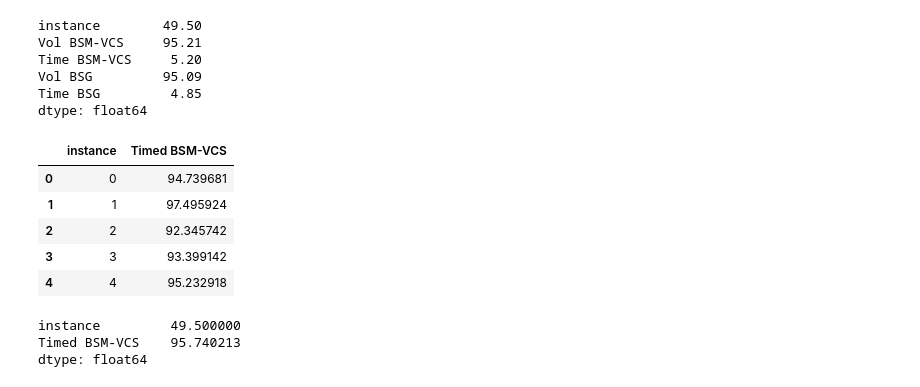
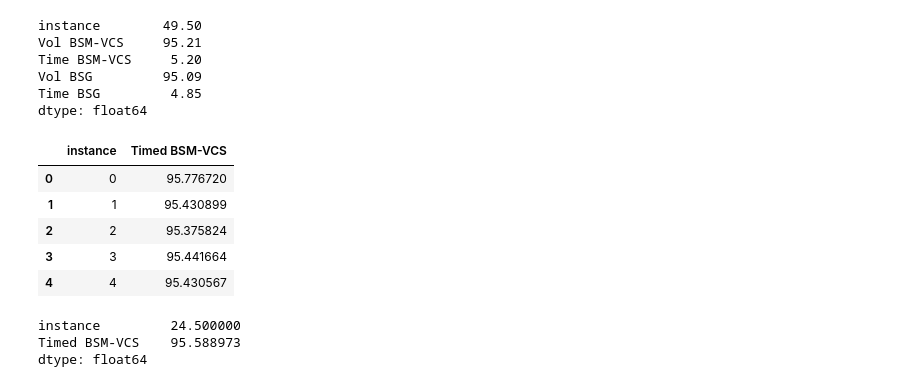
Before and after one commit to OscarRojasG/CLP-Framework, a Jupyter notebook: notebooks/solver.ipynb, the cells around one changed output. Cells and saved outputs as stored; diff of their text form; code cells hidden in the pictures.

```diff
--- a/notebooks/solver.ipynb
+++ b/notebooks/solver.ipynb
@@ -5,7 +5,7 @@
 from models.CLPTransformer_v8 import CLPTransformer
 from training.training import load_model
 
-model_name = "CLPTransformer_v7_1_ACL"
+model_name = "CLPTransformer_v7_F_ACL_Top-8Accuracy"
 
 model = load_model(CLPTransformer, model_name)
 # %% [markdown]
@@ -218,29 +218,29 @@ dtype: float64
 # %%
 from solvers.evaluators.timed_evaluator import timed_eval
 from solvers.timed.timed_bsm_vcs import Timed_BSM_VCS_Solver
 from solvers.timed.timed_bsm_gm import Timed_BSM_GM_Solver
 from solvers.timed.timed_bsg import Timed_BSG_Solver
 
 bsm_vcs_solver = Timed_BSM_VCS_Solver(model)
 bsg_solver = Timed_BSG_Solver()
 
 solver_list = [bsm_vcs_solver]
-instance_file = "benchmarks/BR1.txt"
-num_instances = 100
+instance_file = "benchmarks/BR8.txt"
+num_instances = 50
 start = 0
-min_fr = 1
-time = 150
+min_fr = 0.98
+time = 30
 
 df = timed_eval(solver_list, instance_file, num_instances, min_fr, time, start)
 display(df.head())
 df.mean()
 # %% [output]
 |  | instance | Timed BSM-VCS |
-| 0 | 0 | 94.739681 |
-| 1 | 1 | 97.495924 |
-| 2 | 2 | 92.345742 |
-| 3 | 3 | 93.399142 |
-| 4 | 4 | 95.232918 |
+| 0 | 0 | 95.776720 |
+| 1 | 1 | 95.430899 |
+| 2 | 2 | 95.375824 |
+| 3 | 3 | 95.441664 |
+| 4 | 4 | 95.430567 |
-instance         49.500000
-Timed BSM-VCS    95.740213
+instance         24.500000
+Timed BSM-VCS    95.588973
 dtype: float64
```
Also changed, not shown: parts of 3 cells of this notebook, 4 other files.
